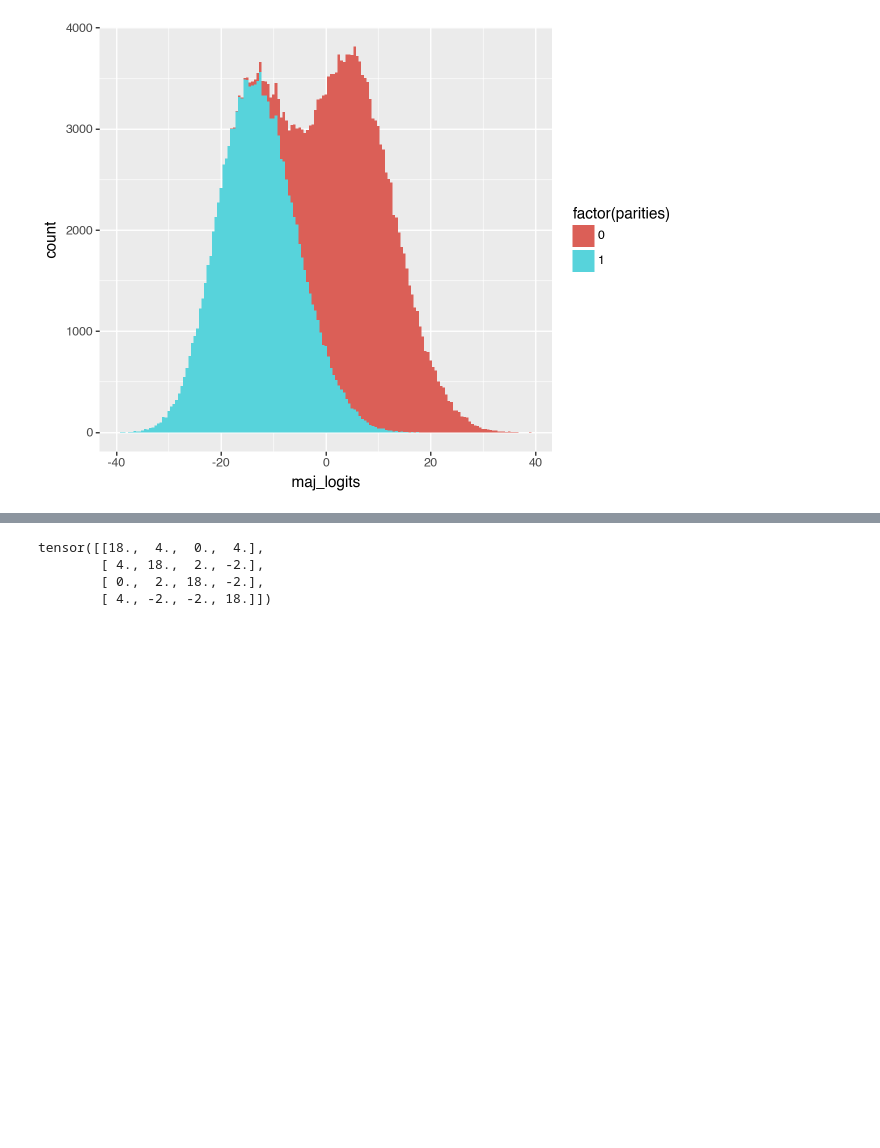
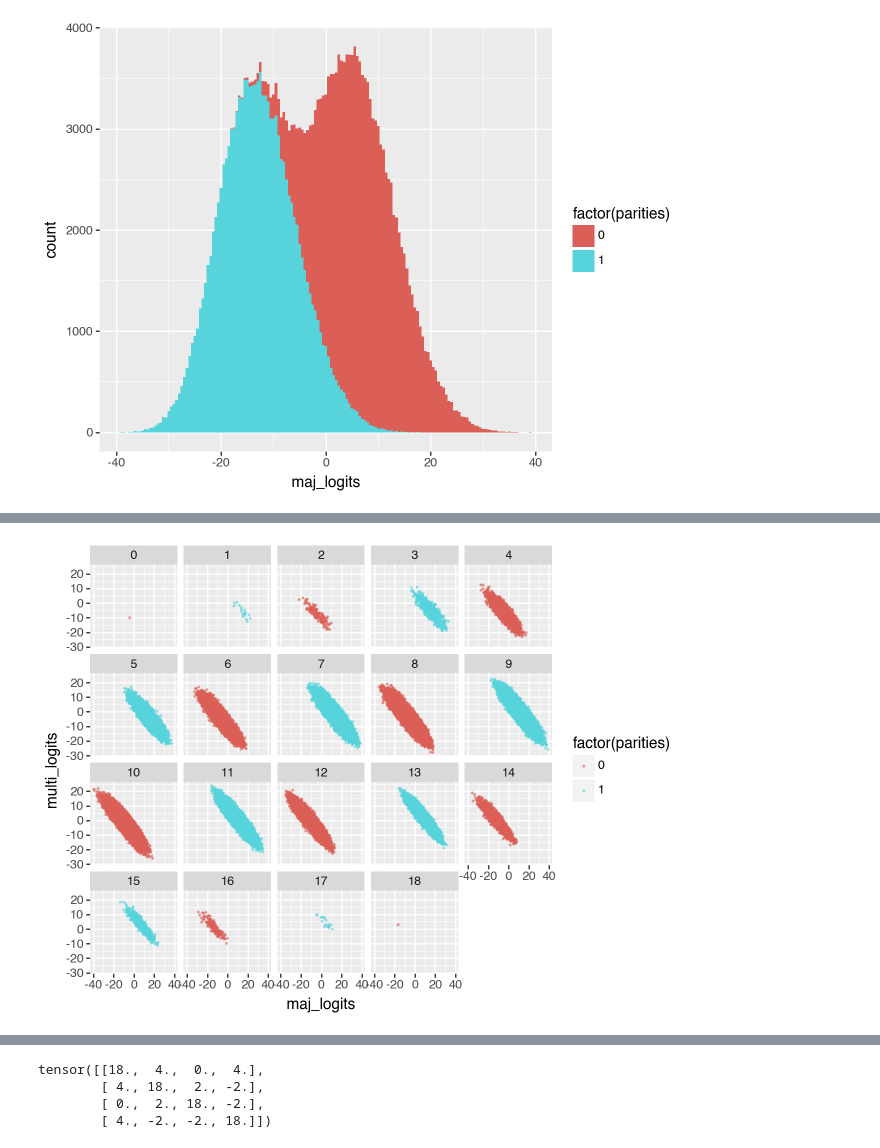
Before and after one commit to dashstander/deep-parity, a Jupyter notebook: one_layer_model.ipynb, the cells around one changed output, grey strips where cells are left out. Cells and saved outputs as stored; diff of their text form; code cells hidden in the pictures; blank space fills up the shorter version.

Commit message:
Ok, making things torch based
Signed-off-by: Dashiell Stander <dstander@protonmail.com>

```diff
--- a/one_layer_model.ipynb
+++ b/one_layer_model.ipynb
@@ -413,6 +439,11 @@ numbered_weights = {num: [i for i, w in enumerate(distinct_weights) if len(w) ==
 # %%
-i = choice(numbered_weights[18])
-idx = torch.argsort(-model.linear.weight.detach().abs()[i])
-w = model.linear.weight.detach()[i, idx]
-w /= w.pow(2).sum().sqrt()
-w
+i = choice(numbered_weights[4])
+j = choice(numbered_weights[4])
+idx_i = torch.argsort(-model.linear.weight.detach().abs()[i])
+idx_j = torch.argsort(-model.linear.weight.detach().abs()[j])
+wi = model.linear.weight.detach()[i, idx_i].abs()
+wj = model.linear.weight.detach()[j, idx_j].abs()
+wi = wi.clone() / wi[-1]
+wj = wj.clone() / wj[-1]
+print(wi)
+print(wj)
@@ -439,12 +491,14 @@ maj_df = maj_df.with_columns(other_logits = other_logits)
 # %%
 from plotnine import geom_density
 
 (
-    ggplot(maj_df.filter(pl.col('degree').is_between(2, 16)), aes(x='other_logits', fill='factor(parities)'))
-    + geom_density(alpha=0.5)
+    ggplot(maj_df,  aes(x='maj_logits', y='multi_logits', color='factor(parities)'))
+    + geom_point(alpha=0.5, size=0.2)
     + facet_wrap('~degree')
-    + theme(figure_size=(14, 14))
+
 )
+# %% [output]
+[figure, added]
 # %%
 from plotnine import geom_density
 
```
Also changed, not shown: parts of 26 cells of this notebook, 7 other files.
